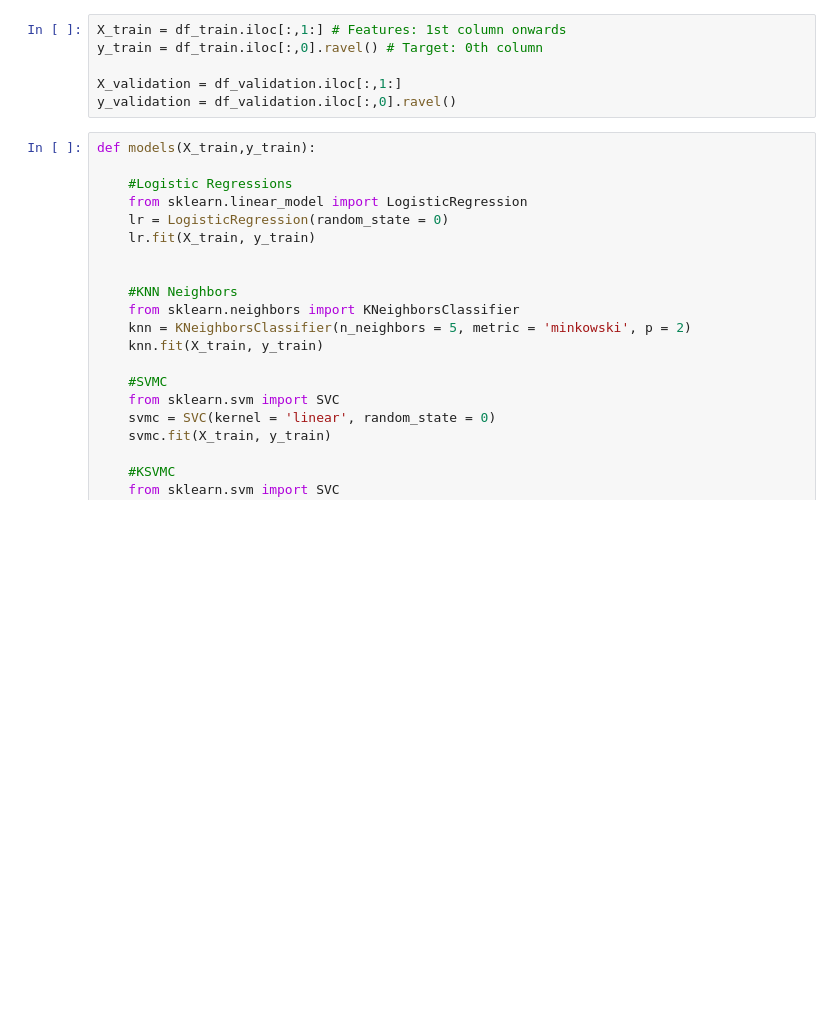
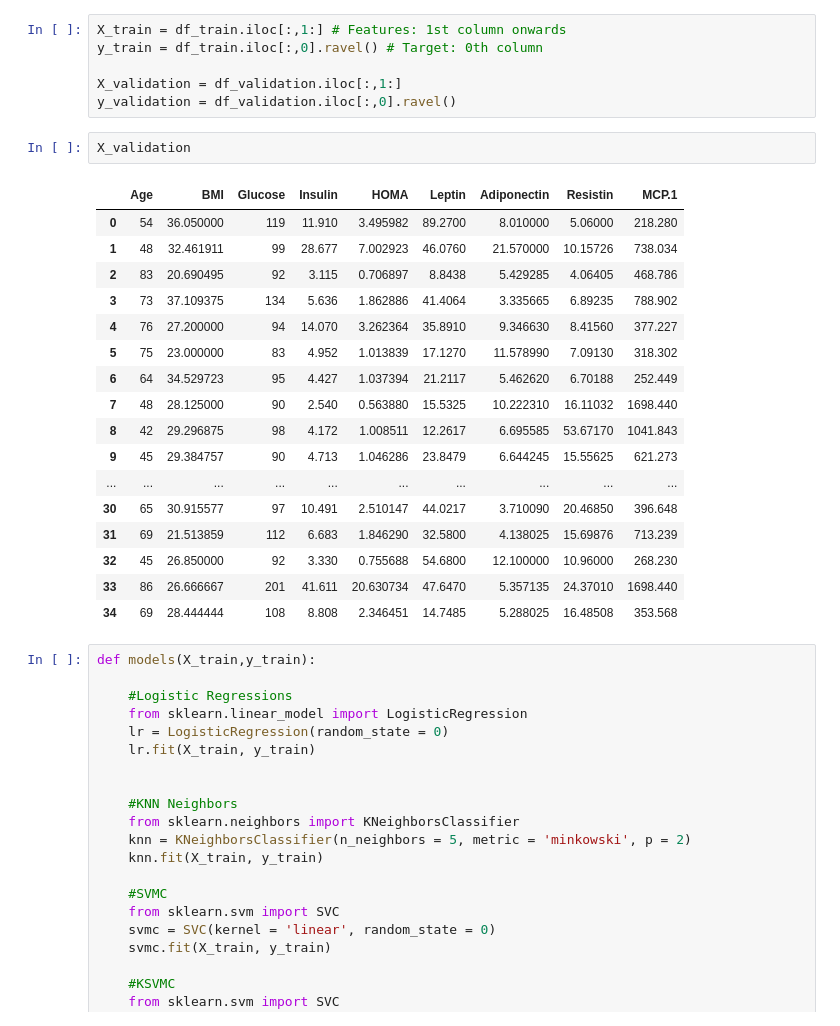
Before and after one commit to nekoemperor/ML-Projects, a Jupyter notebook: Breast Cancer Coimbra/archivs/Breast Cancer Coimbra V2.ipynb, the cells around one changed output. Saved outputs shown, nothing was run; the diff lists cells and outputs as text; blank space fills up the shorter version.

```diff
--- a/Breast Cancer Coimbra/Breast Cancer Coimbra V2.ipynb
+++ b/Breast Cancer Coimbra/archivs/Breast Cancer Coimbra V2.ipynb
@@ -255,6 +275,26 @@ y_train = df_train.iloc[:,0].ravel() # Target: 0th column
 
 X_validation = df_validation.iloc[:,1:]
 y_validation = df_validation.iloc[:,0].ravel()
+# %%
+X_validation
+# %% [output]
+|  | Age | BMI | Glucose | Insulin | HOMA | Leptin | Adiponectin | Resistin | MCP.1 |
+| 0 | 54 | 36.050000 | 119 | 11.910 | 3.495982 | 89.2700 | 8.010000 | 5.06000 | 218.280 |
+| 1 | 48 | 32.461911 | 99 | 28.677 | 7.002923 | 46.0760 | 21.570000 | 10.15726 | 738.034 |
+| 2 | 83 | 20.690495 | 92 | 3.115 | 0.706897 | 8.8438 | 5.429285 | 4.06405 | 468.786 |
+| 3 | 73 | 37.109375 | 134 | 5.636 | 1.862886 | 41.4064 | 3.335665 | 6.89235 | 788.902 |
+| 4 | 76 | 27.200000 | 94 | 14.070 | 3.262364 | 35.8910 | 9.346630 | 8.41560 | 377.227 |
+| 5 | 75 | 23.000000 | 83 | 4.952 | 1.013839 | 17.1270 | 11.578990 | 7.09130 | 318.302 |
+| 6 | 64 | 34.529723 | 95 | 4.427 | 1.037394 | 21.2117 | 5.462620 | 6.70188 | 252.449 |
+| 7 | 48 | 28.125000 | 90 | 2.540 | 0.563880 | 15.5325 | 10.222310 | 16.11032 | 1698.440 |
+| 8 | 42 | 29.296875 | 98 | 4.172 | 1.008511 | 12.2617 | 6.695585 | 53.67170 | 1041.843 |
+| 9 | 45 | 29.384757 | 90 | 4.713 | 1.046286 | 23.8479 | 6.644245 | 15.55625 | 621.273 |
+| ... | ... | ... | ... | ... | ... | ... | ... | ... | ... |
+| 30 | 65 | 30.915577 | 97 | 10.491 | 2.510147 | 44.0217 | 3.710090 | 20.46850 | 396.648 |
+| 31 | 69 | 21.513859 | 112 | 6.683 | 1.846290 | 32.5800 | 4.138025 | 15.69876 | 713.239 |
+| 32 | 45 | 26.850000 | 92 | 3.330 | 0.755688 | 54.6800 | 12.100000 | 10.96000 | 268.230 |
+| 33 | 86 | 26.666667 | 201 | 41.611 | 20.630734 | 47.6470 | 5.357135 | 24.37010 | 1698.440 |
+| 34 | 69 | 28.444444 | 108 | 8.808 | 2.346451 | 14.7485 | 5.288025 | 16.48508 | 353.568 |
 # %%
 def models(X_train,y_train):
 
```
Also changed, not shown: parts of 4 cells of this notebook, 6 other files.
